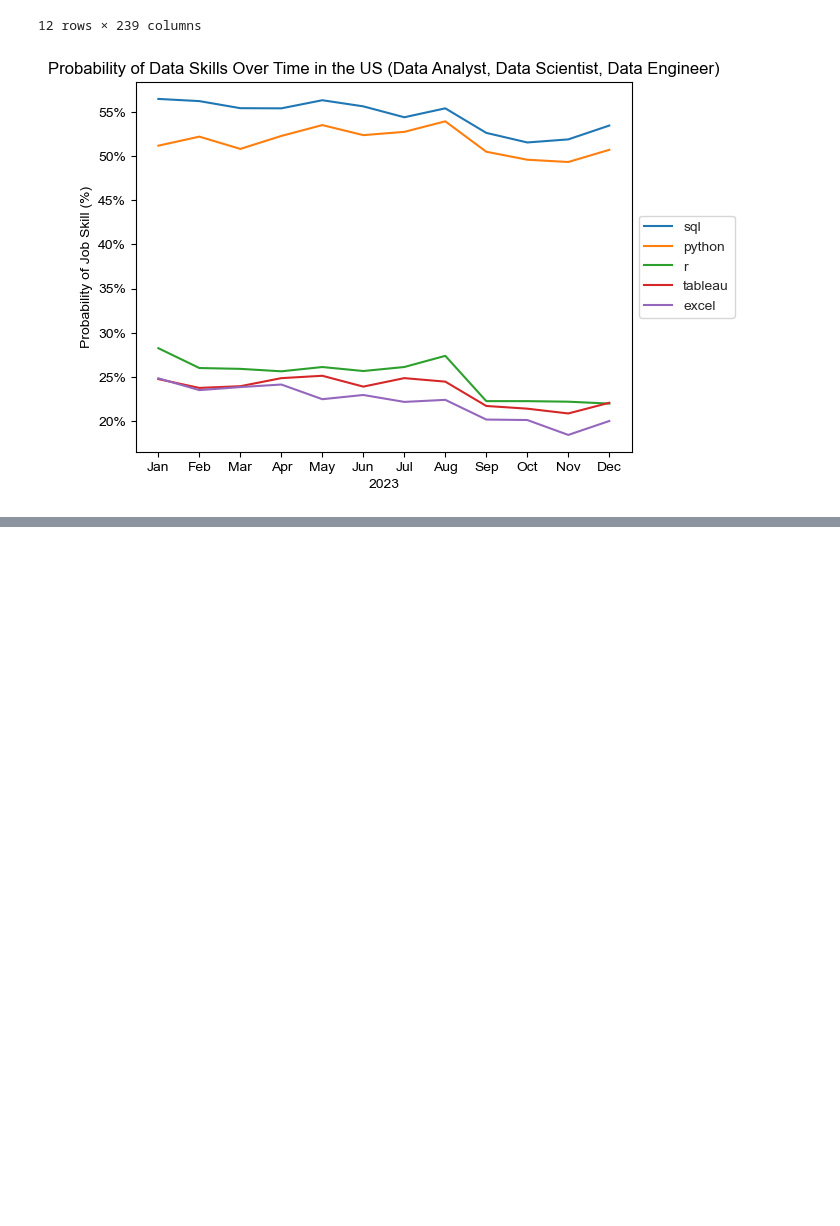
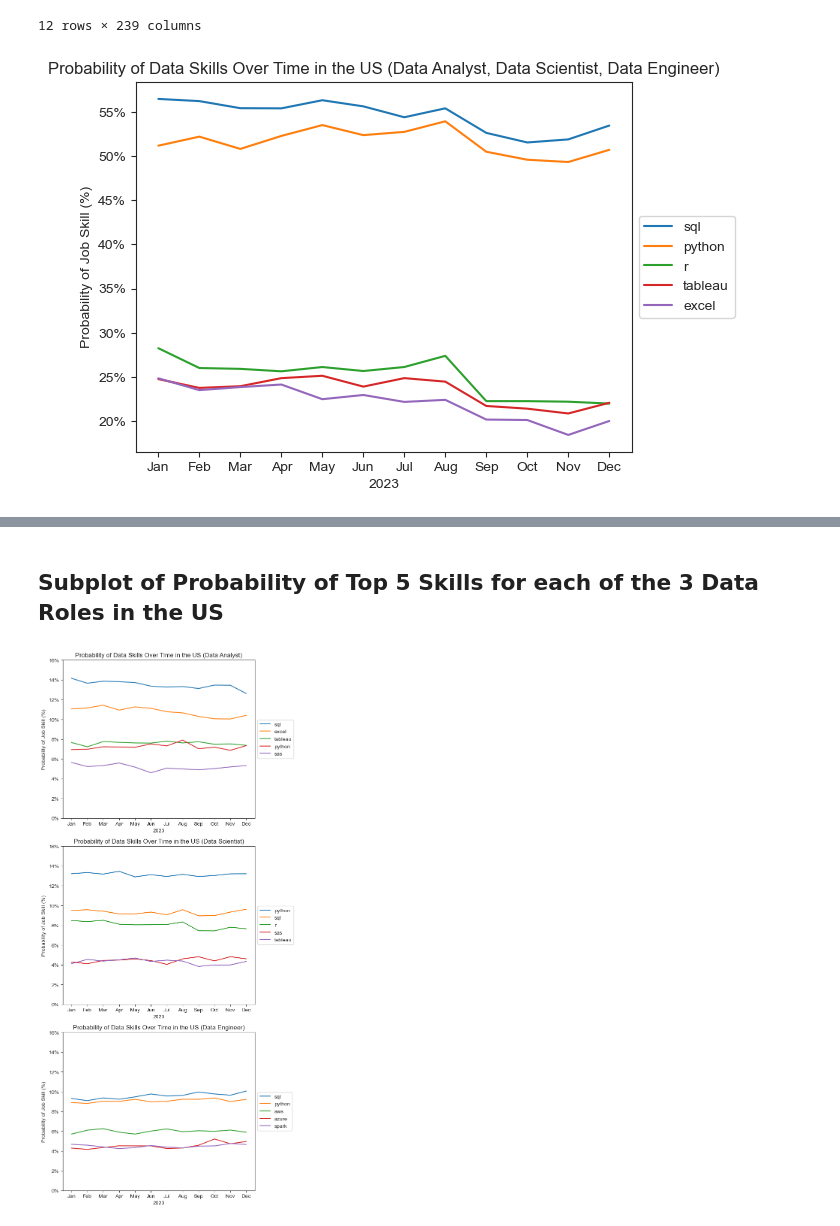
Before and after one commit to phanimoo/Python-Course, a Jupyter notebook: Python_Data_Project/3_Project/3_Skills_Trend.ipynb, the cells around one changed output, grey strips where cells are left out. Drawn from its saved outputs; the diff is of its cells as text; code cells hidden in the pictures; blank space fills up the shorter version.

```diff
--- a/Python_Data_Project/3_Project/3_Skills_Trend.ipynb
+++ b/Python_Data_Project/3_Project/3_Skills_Trend.ipynb
@@ -169,0 +163,62 @@ plt.show()
+# %% [markdown]
+## Subplot of Probability of Top 5 Skills for each of the 3 Data Roles in the US
+# %%
+# Create subplots
+fig, axes = plt.subplots(nrows=len(job_titles), figsize=(7, 15))
+
+for i, title in enumerate(job_titles):
+	ax = axes[i]
+
+	# Filter the DataFrame for the current job title and country
+	df_filtered = df_concat[(df_concat['job_title_short'] == title) & (df_concat['job_country'] == 'United States')].copy()
+
+	# Extract the month number from the job posted date
+	df_filtered['job_posted_month_no'] = df_filtered['job_posted_date'].dt.month
+
+	# Explode the job skills column
+	df_filtered = df_filtered.explode('job_skills')
+
+	# Create a pivot table
+	df_pivot = df_filtered.pivot_table(index='job_posted_month_no', columns='job_skills', aggfunc='size', fill_value=0)
+
+	# Calculate the total counts for each skill
+	df_pivot.loc['Total'] = df_pivot.sum()
+
+	# Sort the pivot table by the total counts
+	df_pivot = df_pivot[df_pivot.loc['Total'].sort_values(ascending=False).index]
+
+	# Drop the total row
+	df_pivot = df_pivot.drop('Total')
+
+	# Calculate the total counts for each month
+	df_totals = df_filtered.groupby('job_posted_month_no').size()
+
+	# Calculate the percentage for each skill
+	df_perc = df_pivot.div(df_totals / 100, axis=0)
+
+	# Reset the index
+	df_perc = df_perc.reset_index()
+
+	# Format the month numbers to month names
+	df_perc['job_posted_month_no'] = df_perc['job_posted_month_no'].apply(lambda x: pd.to_datetime(str(x), format='%m').strftime('%b'))
+
+	# Set the index to the month names
+	df_perc = df_perc.set_index('job_posted_month_no')
+
+	# Select the top 5 skills
+	df_plot = df_perc.iloc[:, :5]
+
+	# Plot the data
+	sns.lineplot(data=df_plot, dashes=False, palette='tab10', ax=ax)
+	sns.set_style('ticks')
+	ax.set_title(f'Probability of Data Skills Over Time in the US ({title})')
+	ax.set_xlabel('2023')
+	ax.set_ylabel('Probability of Job Skill (%)')
+	ax.set_ylim(0, 16)
+	ax.legend(loc='center left', bbox_to_anchor=(1, 0.5))
+	ax.yaxis.set_major_formatter(PercentFormatter(decimals=0))
+
+plt.tight_layout()
+plt.show()
+# %% [output]
+[figure, added]
```
Also changed, not shown: parts of 4 cells of this notebook, 3 other files.
